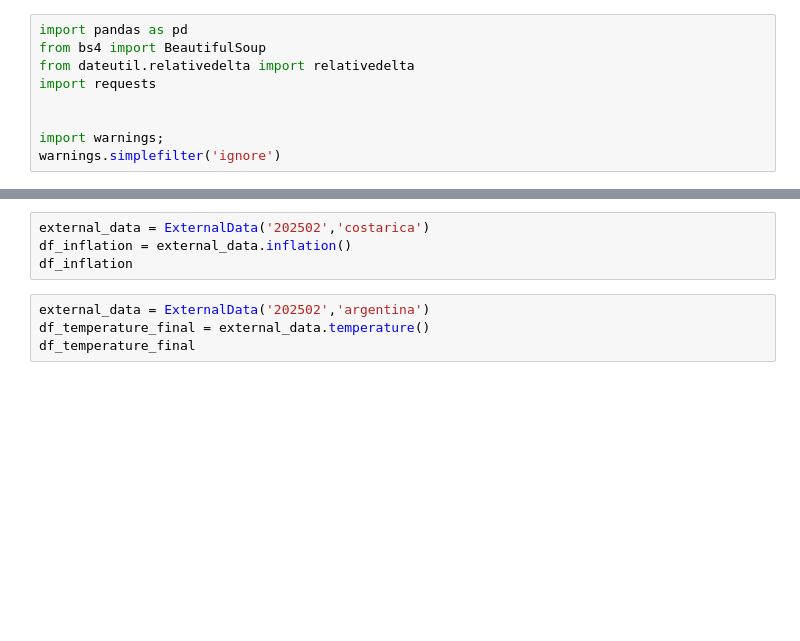
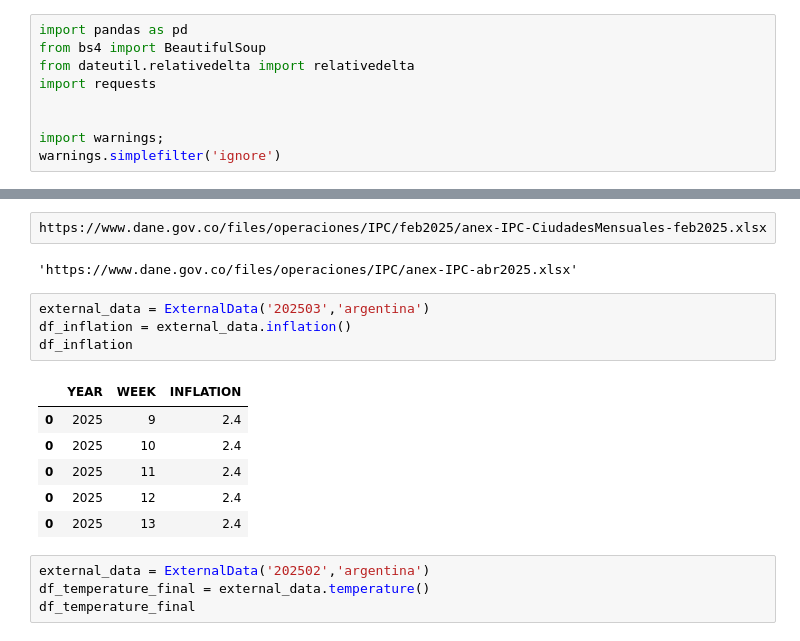
Before and after one commit to alejomd17/scrapping_temperature, a Jupyter notebook: scrapping_temperature.ipynb, the cells around one changed output, grey strips where cells are left out. Cells and saved outputs as stored; diff of their text form; blank space fills up the shorter version.

```diff
--- a/scrapping_temperature.ipynb
+++ b/scrapping_temperature.ipynb
@@ -174,7 +370,18 @@ class ExternalData:
+# %%
+https://www.dane.gov.co/files/operaciones/IPC/feb2025/anex-IPC-CiudadesMensuales-feb2025.xlsx
+# %% [output]
+'https://www.dane.gov.co/files/operaciones/IPC/anex-IPC-abr2025.xlsx'
 # %%
-external_data = ExternalData('202502','costarica')
+external_data = ExternalData('202503','argentina')
 df_inflation = external_data.inflation()
 df_inflation
+# %% [output]
+|  | YEAR | WEEK | INFLATION |
+| 0 | 2025 | 9 | 2.4 |
+| 0 | 2025 | 10 | 2.4 |
+| 0 | 2025 | 11 | 2.4 |
+| 0 | 2025 | 12 | 2.4 |
+| 0 | 2025 | 13 | 2.4 |
 # %%
 external_data = ExternalData('202502','argentina')
 df_temperature_final = external_data.temperature()
```
Also changed, not shown: parts of 8 cells of this notebook.
